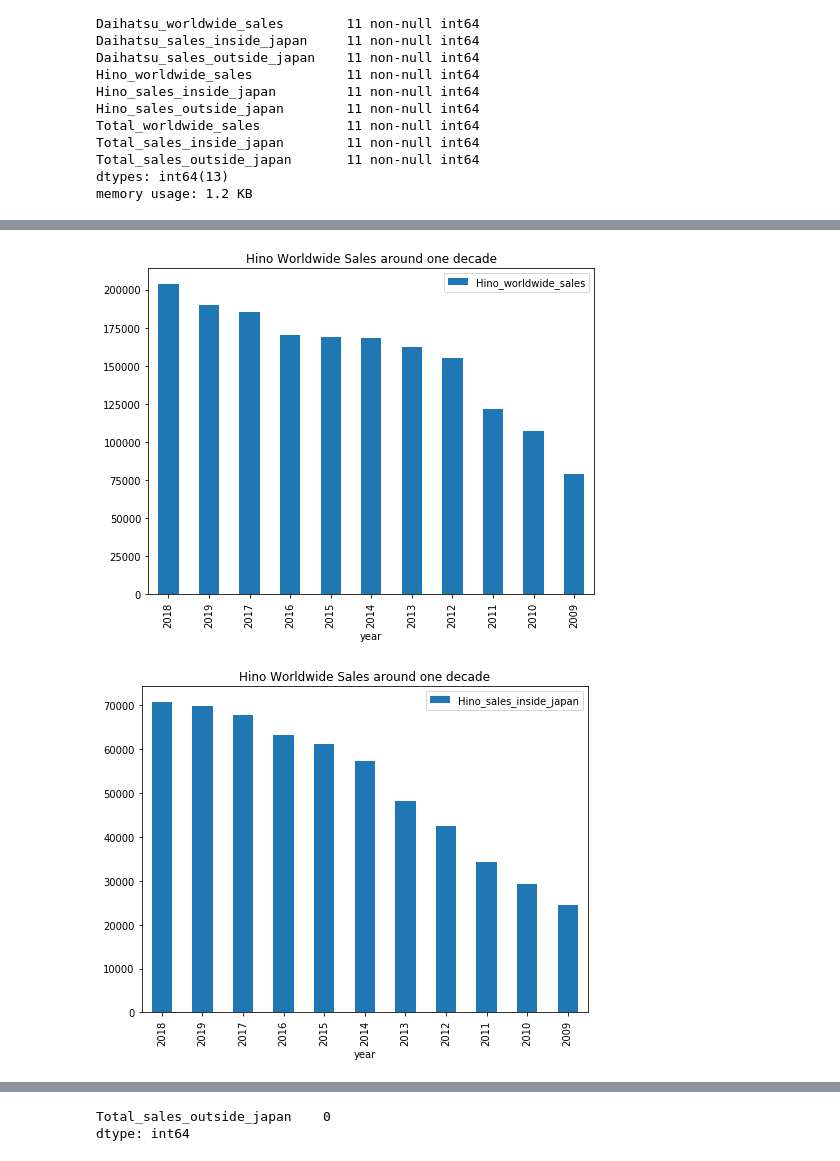
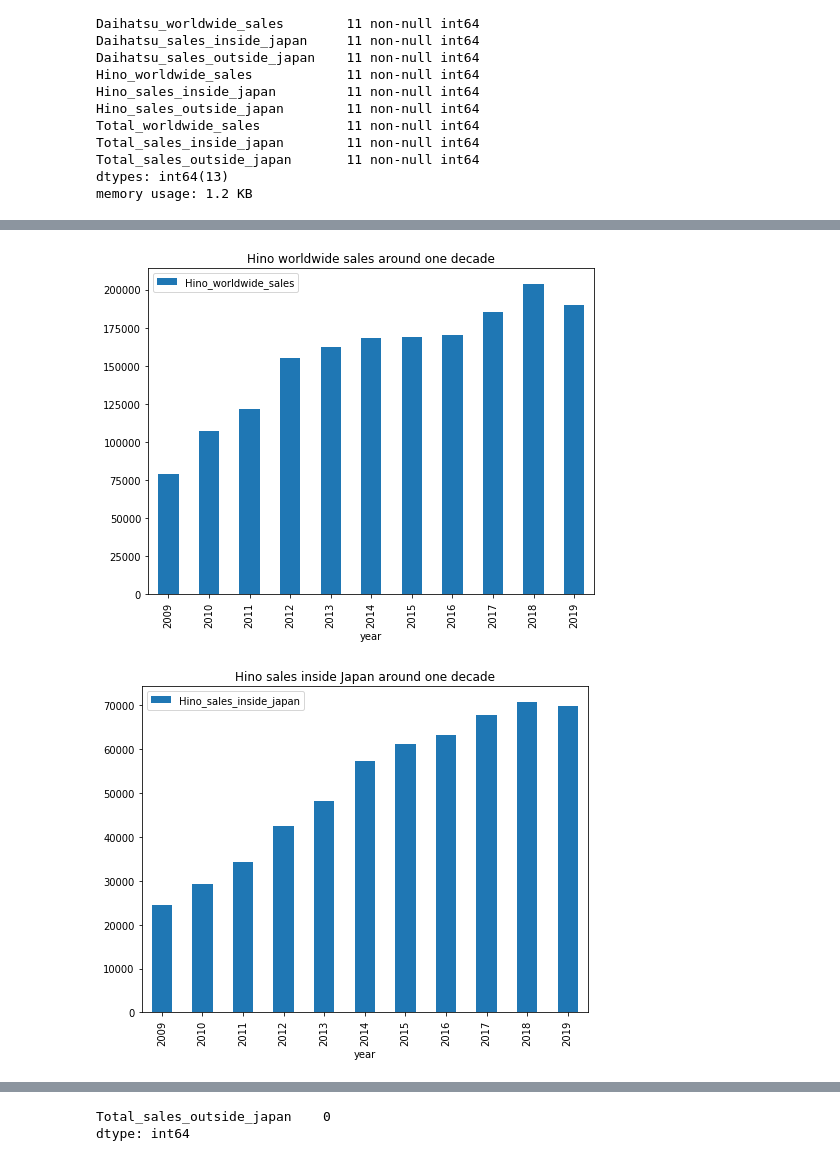
Before and after one commit to karl-johan-grahn/toyota-analysis, a Jupyter notebook: Toyota_car_price_data_analysis.ipynb, the cells around one changed output, grey strips where cells are left out. Saved outputs shown, nothing was run; the diff lists cells and outputs as text; code cells hidden in the pictures.

Commit message:
Fix graphs

```diff
--- a/Toyota_car_price_data_analysis.ipynb
+++ b/Toyota_car_price_data_analysis.ipynb
@@ -79,18 +79,18 @@ plt.show()
 # %%
-df = pd.DataFrame(sales.groupby(['year'])['Hino_worldwide_sales'].mean().sort_values(ascending = False))
+df = pd.DataFrame(sales.groupby(['year'])['Hino_worldwide_sales'].mean())
 df.plot.bar(figsize=(8,6))
-plt.title('Hino Worldwide Sales around one decade')
+plt.title('Hino worldwide sales around one decade')
 plt.show()
 
-df = pd.DataFrame(sales.groupby(['year'])['Hino_sales_inside_japan'].mean().sort_values(ascending = False))
+df = pd.DataFrame(sales.groupby(['year'])['Hino_sales_inside_japan'].mean())
 df.plot.bar(figsize=(8,6))
-plt.title('Hino Worldwide Sales around one decade')
+plt.title('Hino sales inside Japan around one decade')
 plt.show()
 
-df = pd.DataFrame(sales.groupby(['year'])['Hino_sales_outside_japan'].mean().sort_values(ascending = False))
+df = pd.DataFrame(sales.groupby(['year'])['Hino_sales_outside_japan'].mean())
 df.plot.bar(figsize=(8,6))
-plt.title('Hino Worldwide Sales around one decade')
+plt.title('Hino sales outside Japan around one decade')
 plt.show()
 # %% [output]
-[figure, old version]
+[figure, new version]
-[figure, old version]
+[figure, new version]
```
Also changed, not shown: parts of 4 cells of this notebook.
